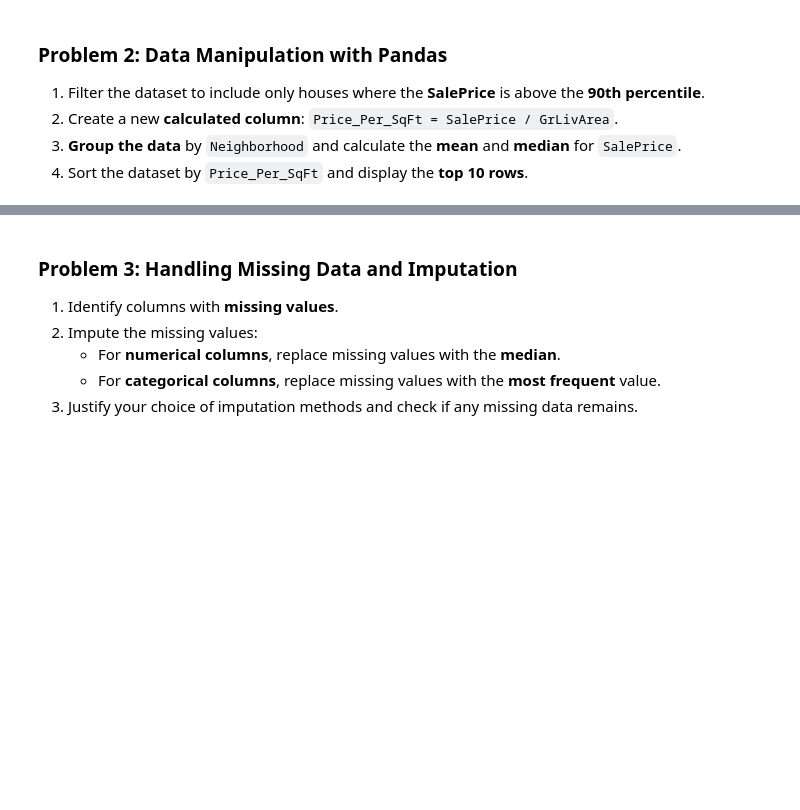
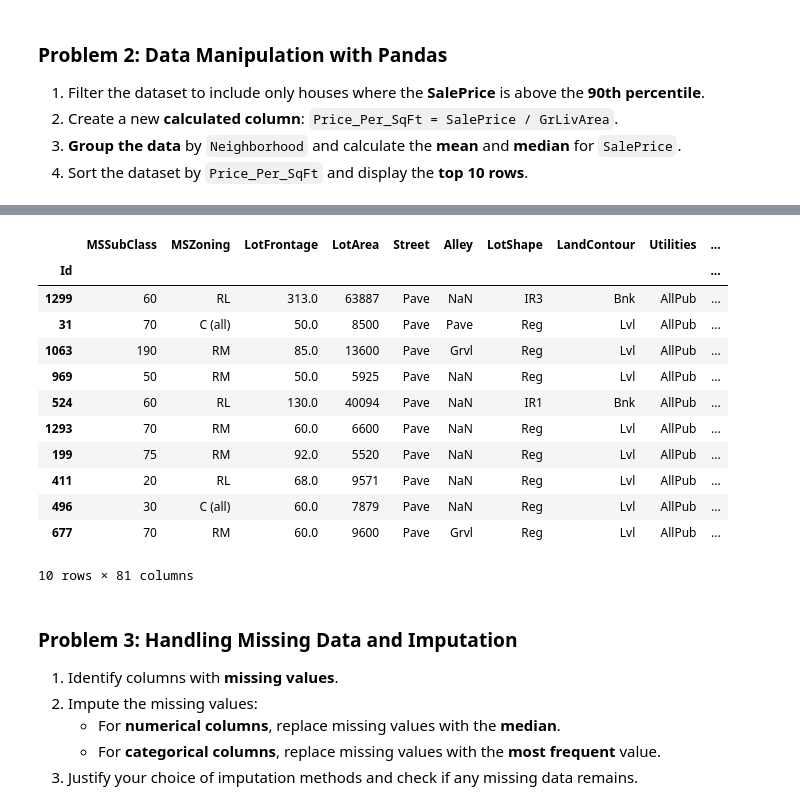
Before and after one commit to prof-screw/DSML, a Jupyter notebook: Week07/Assignment07.ipynb, the cells around one changed output, grey strips where cells are left out. Drawn from its saved outputs; the diff is of its cells as text; code cells hidden in the pictures; blank space fills up the shorter version.

```diff
--- a/Week07/Assignment07.ipynb
+++ b/Week07/Assignment07.ipynb
@@ -206,0 +347,2 @@ The dataset includes 79 explanatory variables that describe aspects of residenti
+# %%
+housing_df['Price_Per_SqFt']= housing_df['SalePrice']/ housing_df['GrLivArea']
@@ -207,3 +370,19 @@ The dataset includes 79 explanatory variables that describe aspects of residenti
+# %%
+housing_df.sort_values(by='Price_Per_SqFt').head(10)
+# %% [output]
+|  | MSSubClass | MSZoning | LotFrontage | LotArea | Street | Alley | LotShape | LandContour | Utilities | ... |
+| Id |  |  |  |  |  |  |  |  |  | ... |
+| 1299 | 60 | RL | 313.0 | 63887 | Pave | NaN | IR3 | Bnk | AllPub | ... |
+| 31 | 70 | C (all) | 50.0 | 8500 | Pave | Pave | Reg | Lvl | AllPub | ... |
+| 1063 | 190 | RM | 85.0 | 13600 | Pave | Grvl | Reg | Lvl | AllPub | ... |
+| 969 | 50 | RM | 50.0 | 5925 | Pave | NaN | Reg | Lvl | AllPub | ... |
+| 524 | 60 | RL | 130.0 | 40094 | Pave | NaN | IR1 | Bnk | AllPub | ... |
+| 1293 | 70 | RM | 60.0 | 6600 | Pave | NaN | Reg | Lvl | AllPub | ... |
+| 199 | 75 | RM | 92.0 | 5520 | Pave | NaN | Reg | Lvl | AllPub | ... |
+| 411 | 20 | RL | 68.0 | 9571 | Pave | NaN | Reg | Lvl | AllPub | ... |
+| 496 | 30 | C (all) | 60.0 | 7879 | Pave | NaN | Reg | Lvl | AllPub | ... |
+| 677 | 70 | RM | 60.0 | 9600 | Pave | Grvl | Reg | Lvl | AllPub | ... |
+10 rows × 81 columns
 # %% [markdown]
 ### **Problem 3: Handling Missing Data and Imputation**
 1. Identify columns with **missing values**.
```
Also changed, not shown: parts of 14 cells of this notebook.
